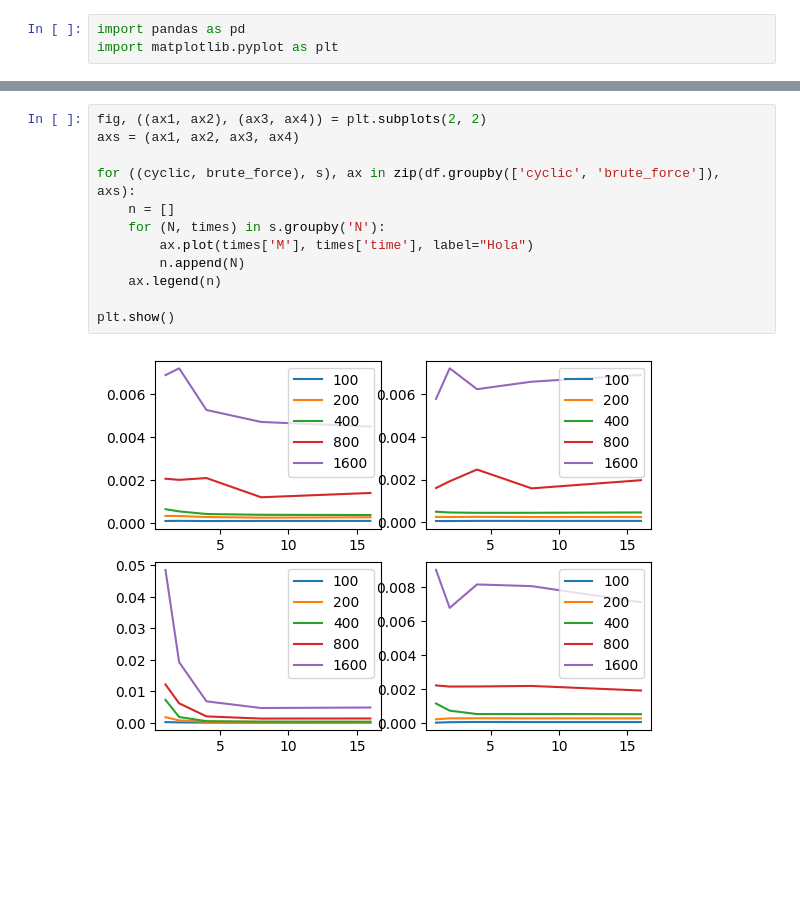
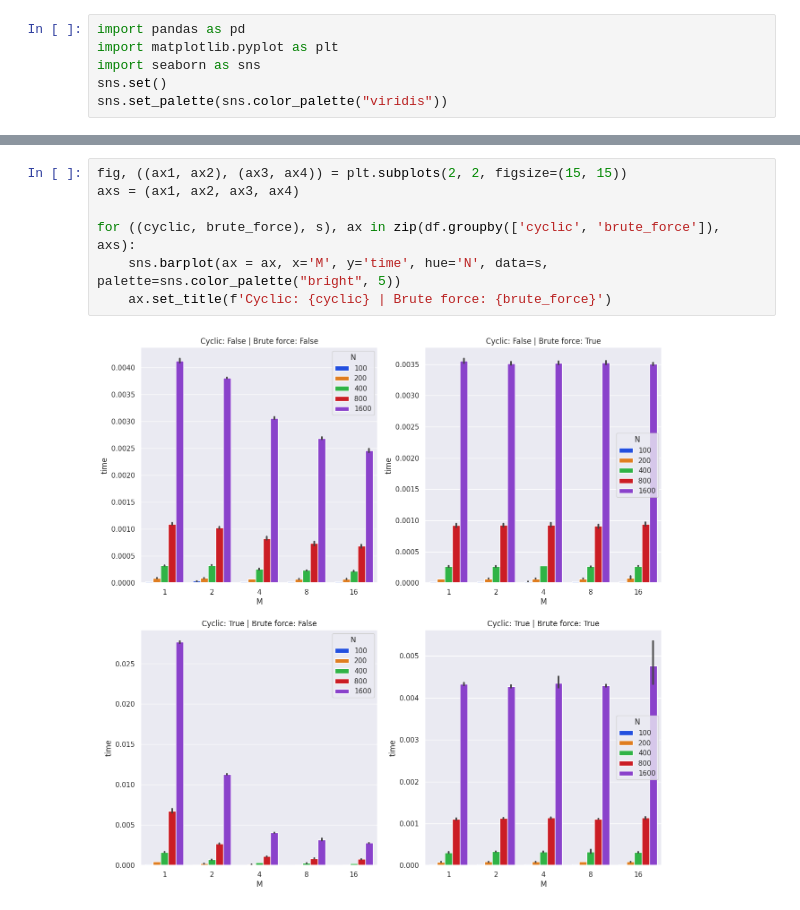
Before and after one commit to lvittor/ss, a Jupyter notebook: notebooks/plot.ipynb, the cells around one changed output, grey strips where cells are left out. Cells and saved outputs as stored; diff of their text form; blank space fills up the shorter version.

```diff
--- a/notebooks/plot.ipynb
+++ b/notebooks/plot.ipynb
@@ -1,5 +1,8 @@
 # %%
 import pandas as pd
 import matplotlib.pyplot as plt
+import seaborn as sns
+sns.set()
+sns.set_palette(sns.color_palette("viridis"))
 # %%
 df = pd.read_pickle('../TP1/data/simulation_runs.pkl')
@@ -6,14 +24,9 @@ df = pd.read_pickle('../TP1/data/simulation_runs.pkl')
 # %%
-fig, ((ax1, ax2), (ax3, ax4)) = plt.subplots(2, 2)
+fig, ((ax1, ax2), (ax3, ax4)) = plt.subplots(2, 2, figsize=(15, 15))
 axs = (ax1, ax2, ax3, ax4)
 
 for ((cyclic, brute_force), s), ax in zip(df.groupby(['cyclic', 'brute_force']), axs):
-    n = []
-    for (N, times) in s.groupby('N'):
-        ax.plot(times['M'], times['time'], label="Hola")
-        n.append(N)
-    ax.legend(n)
-
-plt.show()
+    sns.barplot(ax = ax, x='M', y='time', hue='N', data=s, palette=sns.color_palette("bright", 5))
+    ax.set_title(f'Cyclic: {cyclic} | Brute force: {brute_force}')
 # %% [output]
-[figure, old version]
+[figure, new version]
```
Also changed, not shown: parts of 1 cell of this notebook, 1 other file.
